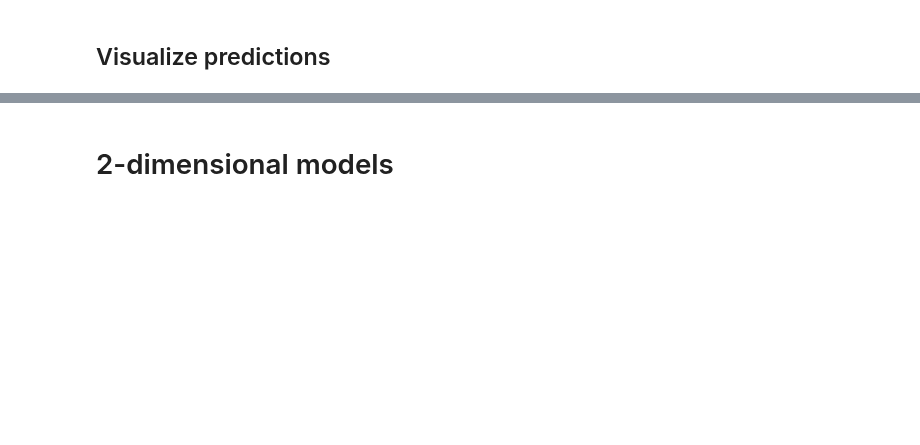
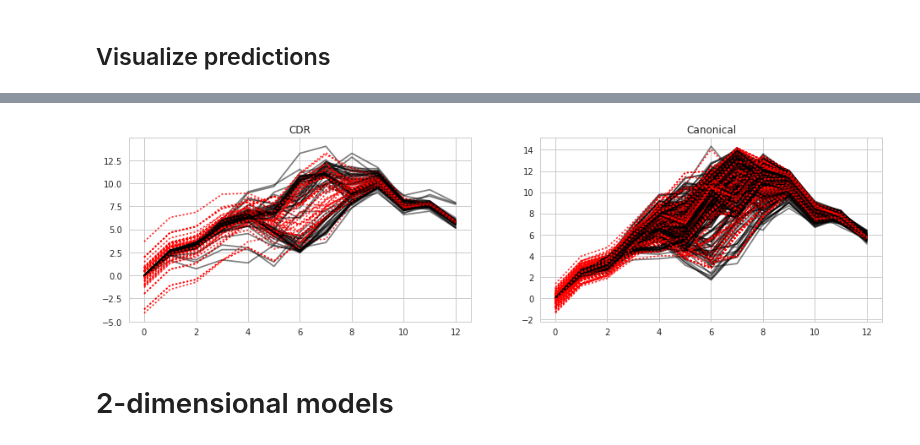
Before and after one commit to antigenomics/tcr-pmhc-study, a Jupyter notebook: loop_model/aa_predict_clust.ipynb, the cells around one changed output, grey strips where cells are left out. Drawn from its saved outputs; the diff is of its cells as text; code cells hidden in the pictures; blank space fills up the shorter version.

```diff
--- a/loop_model/aa_predict_clust.ipynb
+++ b/loop_model/aa_predict_clust.ipynb
@@ -332,3 +332,20 @@ plt.savefig("pred/pred_x_dense_changeCDRs_coord.png")
+# %%
+model = model_list["gru.back.64.64"]
+
+fig, ax = plt.subplots(nrows=1, ncols=2)
+fig.set_figwidth(16)
+
+pred = model.predict(X_cdr)
+pred = pep2space.preprocess.diff_to_abs(pred, MAX_POS, rev=True)
+plot_pred(df_cdr, pred, ax[0], "CDR")
+
+pred = model.predict(X_can)
+pred = pep2space.preprocess.diff_to_abs(pred, MAX_POS, rev=True)
+plot_pred(df_can, pred, ax[1], "Canonical")
+
+plt.savefig("pred/pred_x_diff_right_coords.png")
+# %% [output]
+[figure, added]
 # %% [markdown]
 # 2-dimensional models
 # %%
```
Also changed, not shown: parts of 12 cells of this notebook, 4 other files.
